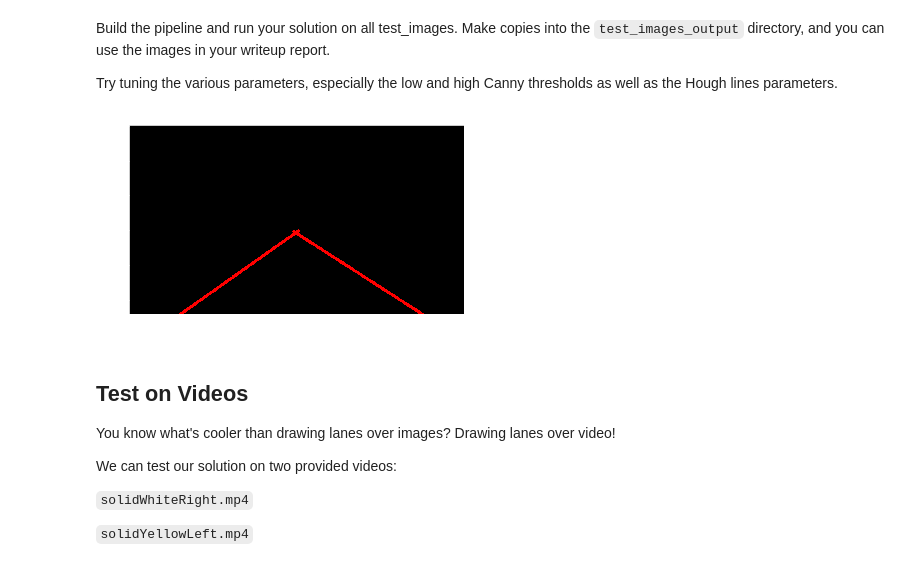
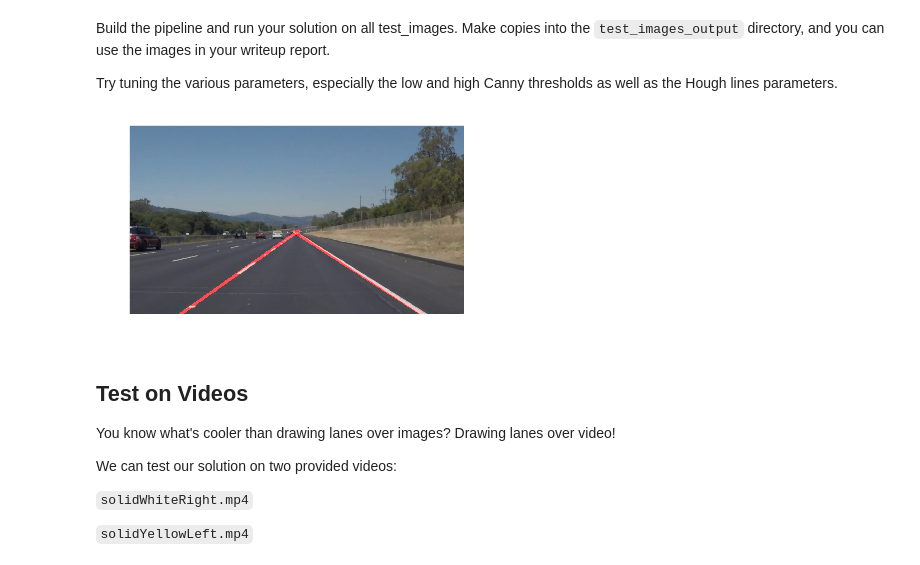
Before and after one commit to VamshiK-Kasula/CarND-LaneLines-P1, a Jupyter notebook: P1.ipynb, the cells around one changed output. Cells and saved outputs as stored; diff of their text form; code cells hidden in the pictures.

```diff
--- a/P1.ipynb
+++ b/P1.ipynb
@@ -127,21 +127,24 @@ def region_of_interest(img, vertices):
     return masked_image
 
 def cal_y_intercept(x1,y1,x2,y2, slope):
+    """Function to calculate y-intercept at x=0"""
     y_intercept = y1 - (slope * x1)
     return y_intercept
 
-def cal_x_intercept(x1,y1,x2,y2, img_width):
+def cal_x_intercept(x1,y1,x2,y2, img_height):
+    """Function to calculate x-intercept at y = image_height(540 pixels)"""
     slope = find_slope(x1,y1,x2,y2)
     y_intercept = cal_y_intercept(x1,y1,x2,y2, slope)
-    x_intercept = (img_width - y_intercept)/slope
+    x_intercept = (img_height - y_intercept)/slope
     return x_intercept
 
 def find_slope(x1,y1,x2,y2):
+    """Function to determine the slope of a given line"""
     slope = (y2-y1)/(x2-x1)
     return slope
 
 def separate_lines(lines, img_height, img_width):
-    # filtered_lines = []
+    """Function to group the lines from Hough transform output to left and right groups based on their slopes"""
     left_lines = {}
     right_lines = {}
     for line in lines:
@@ -152,11 +155,10 @@ def separate_lines(lines, img_height, img_width):
                     left_lines[round(slope,4)] = line
                 else:
                     right_lines[round(slope,4)] = line
-    #             filtered_lines.append(line)
-    # filtered_lines = np.delete(filtered_lines,0,axis=0)
     return left_lines,right_lines
 
 def line_near_avg_slope(lane_lines):
+    """In this function, a line whose slope is closer to the average slope of the respective group of lines(left/right) is determined"""
     slope_data = list(lane_lines.keys())
     slope_avg = np.mean(slope_data)
     line_close_to_avg_slope = list(lane_lines.keys())[0]
@@ -170,9 +172,7 @@ def line_near_avg_slope(lane_lines):
     return lane_lines.get(line_close_to_avg_slope)
 
 def filter_lines(lane_lines):
-    """
-    removing outliners based on slope
-    """
+    """Removing outliners based on slope"""
     filtered_lines = []
     slope_data = list(lane_lines.keys())
     slope_avg = np.mean(slope_data)
@@ -186,6 +186,7 @@ def filter_lines(lane_lines):
     return lane_lines
 
 def find_min_y_value(lines_with_slopes, img_width):
+    """In this function, minimum y-coordinate among the given lines is determined"""
     min_y = img_width
     lines = [values for values in lines_with_slopes.values()]
     for line in lines:
@@ -193,29 +194,36 @@ def find_min_y_value(lines_with_slopes, img_width):
             min_y = min(min_y,y1,y2)
     return min_y
 
-def extrapolate_lane(filtered_lines, img_width):
+def extrapolate_lane(filtered_lines, img_height):
+    """In this function, the detemined lane lines are extended from along y-axis from image_height to minimum y-cordinate from the respective groups"""
     extrapolated_lane =[]
+
+    #Calculate the least y-cordinate from the group of lines and thus find the respective y-coordinate
     line_near_avg = line_near_avg_slope(filtered_lines)
-    min_y = find_min_y_value(filtered_lines, img_width)
-
-    x_intercept = cal_x_intercept(line_near_avg.item((0, 0)), line_near_avg.item((0, 1)), line_near_avg.item((0, 2)), line_near_avg.item((0, 3)),img_width)
+    min_y = find_min_y_value(filtered_lines, img_height)
     x_intercept_at_min_y = cal_x_intercept(line_near_avg.item((0, 0)), line_near_avg.item((0, 1)), line_near_avg.item((0, 2)), line_near_avg.item((0, 3)),min_y)
 
-    extrapolated_lane = np.array([x_intercept, img_width, x_intercept_at_min_y, min_y], np.float32)
+    #calculating the x-intercept at y = image_height
+    x_intercept = cal_x_intercept(line_near_avg.item((0, 0)), line_near_avg.item((0, 1)), line_near_avg.item((0, 2)), line_near_avg.item((0, 3)),img_height)
+
+    extrapolated_lane = np.array([x_intercept, img_height, x_intercept_at_min_y, min_y], np.float32)
     return extrapolated_lane
 
 def draw_filtered_lines(img, img_height, img_width, lines, color=[255, 0, 0], thickness=8):
     """
-    My idea:
+    Idea:
         find slope for each line and group the lines based on their slopes (slopes in certain range fall in the group)
-        average / extrapolate the grouped lines
-        this
+        extrapolate the grouped lines
     """
+
+    #Grouping lines
     left_lines,right_lines = separate_lines(lines, img_height, img_width)
 
+    #Filter to remove the lines that doesn't constitute the lanes and construct single left and right lines
     left_filtered_lines = filter_lines(left_lines)
     right_filtered_lines = filter_lines(right_lines)
 
+    #Extraolating the left and right lines until the border of the image (until y = 540-> image_height)
     if(len(left_filtered_lines)>0):
         extrapolated_left_lane = extrapolate_lane(left_filtered_lines, img_height)
     else:
@@ -318,35 +326,35 @@ Try tuning the various parameters, especially the low and high Canny thresholds
 gray_img = grayscale(image)
 
 """Applying Gaussian smoothing"""
 kernel_size = 3
 gauss_blur_img = gaussian_blur(gray_img, kernel_size)
 
 """Finding Canny edges"""
 low_threshold = 55
 high_threshold = 165
 canny_img = canny(gauss_blur_img, low_threshold, high_threshold)
 
 """Masking the image"""
 img_shape = image.shape
 vertices = np.array([[(0,img_shape[0]),(490, 290),(img_shape[1],img_shape[0])]], dtype=np.int32)
 masked_img = region_of_interest(canny_img, vertices)
 
 """Applying Hough transform"""
 rho = 2
 theta = (1*np.pi)/180
 threshold = 15
 min_line_length = 40
 max_line_gap = 20
 hough_img = hough_lines(masked_img, rho, theta, threshold, min_line_length, max_line_gap)
 plt.imshow(hough_img)
 
 
 """Adding lanes to the original image"""
 lane_img = weighted_img(hough_img, image)
-#plt.imshow(lane_img)
+plt.imshow(lane_img)
 cv2.imwrite( "test_images_output/Lane_Image.jpg", lane_img );
 # %% [output]
-[figure, old version]
+[figure, new version]
 # %% [markdown]
 ## Test on Videos
 
```
Also changed, not shown: parts of 6 cells of this notebook, 18 other files.
